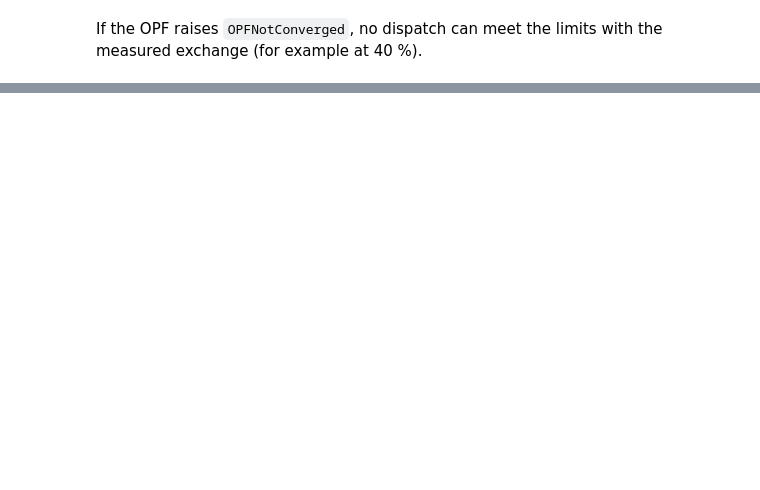
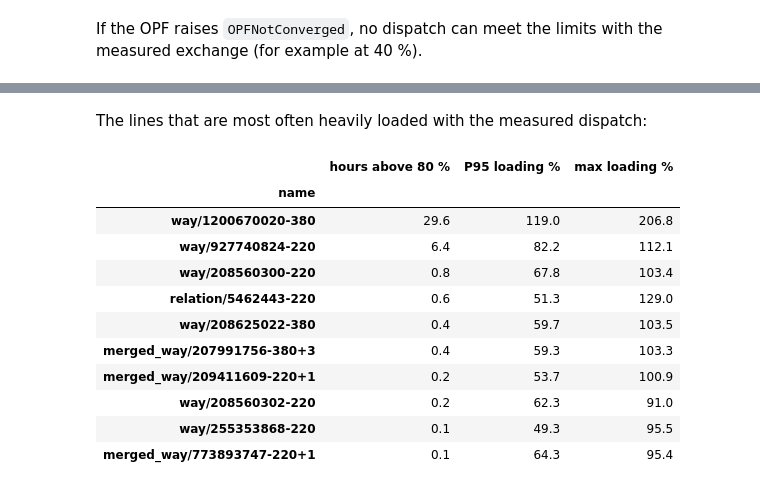
Before and after one commit to mohammadrayati/helvegrid, a Jupyter notebook: run.ipynb, the cells around one changed output, grey strips where cells are left out. Saved outputs shown, nothing was run; the diff lists cells and outputs as text; code cells hidden in the pictures; blank space fills up the shorter version.

```diff
--- a/run.ipynb
+++ b/run.ipynb
@@ -192,0 +251,21 @@ If the OPF raises `OPFNotConverged`, no dispatch can meet the limits with the me
+# %% [markdown]
+The lines that are most often heavily loaded with the measured dispatch:
+# %%
+pd.DataFrame({
+    "hours above 80 %": (ac_loading > 80).mean() * 100,
+    "P95 loading %": ac_loading.quantile(0.95),
+    "max loading %": ac_loading.max(),
+}).sort_values("hours above 80 %", ascending=False).head(10).round(1)
+# %% [output]
+|  | hours above 80 % | P95 loading % | max loading % |
+| name |  |  |  |
+| way/1200670020-380 | 29.6 | 119.0 | 206.8 |
+| way/927740824-220 | 6.4 | 82.2 | 112.1 |
+| way/208560300-220 | 0.8 | 67.8 | 103.4 |
+| relation/5462443-220 | 0.6 | 51.3 | 129.0 |
+| way/208625022-380 | 0.4 | 59.7 | 103.5 |
+| merged_way/207991756-380+3 | 0.4 | 59.3 | 103.3 |
+| merged_way/209411609-220+1 | 0.2 | 53.7 | 100.9 |
+| way/208560302-220 | 0.2 | 62.3 | 91.0 |
+| way/255353868-220 | 0.1 | 49.3 | 95.5 |
+| merged_way/773893747-220+1 | 0.1 | 64.3 | 95.4 |
```
Also changed, not shown: parts of 15 cells of this notebook, 3 other files.
